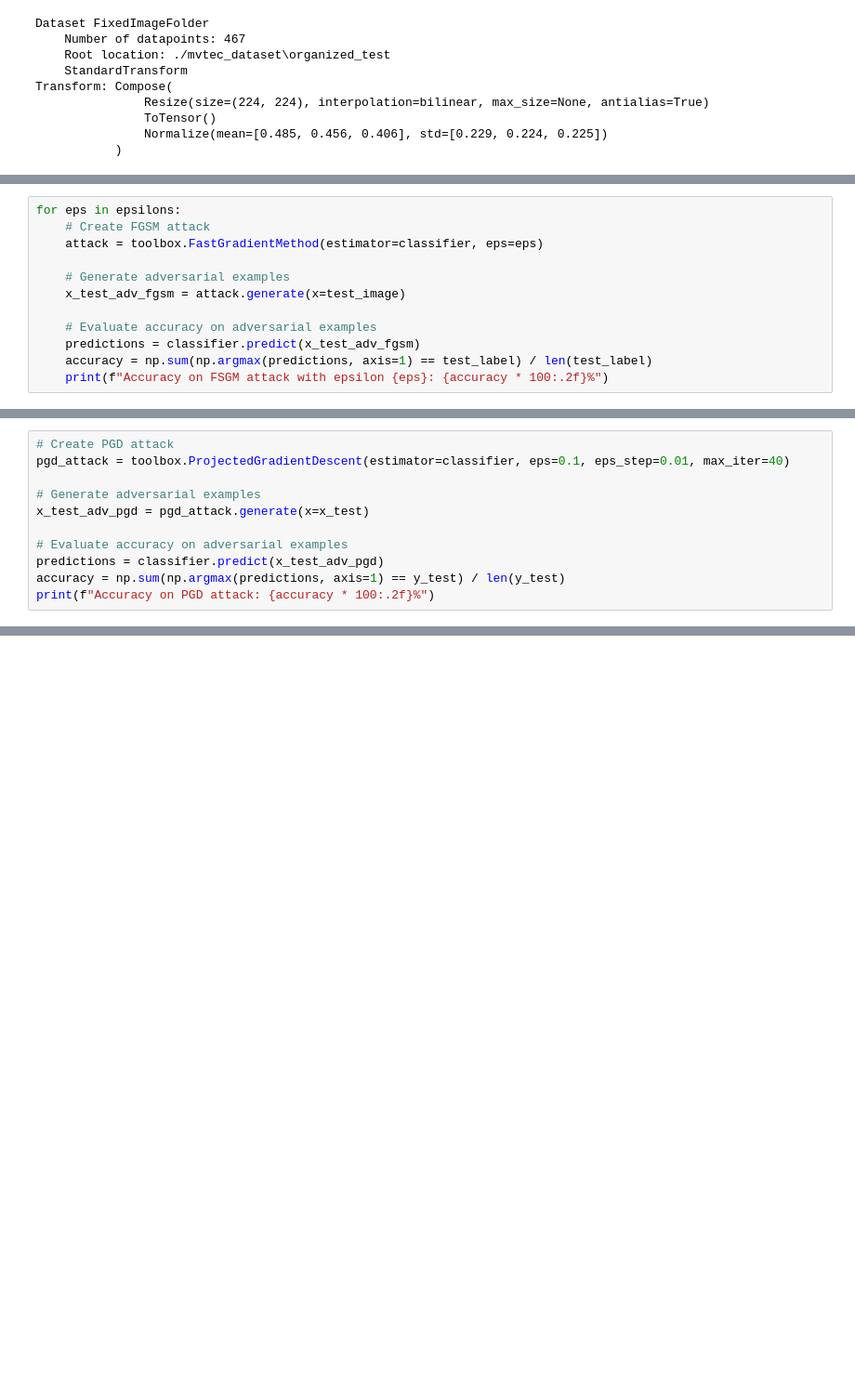
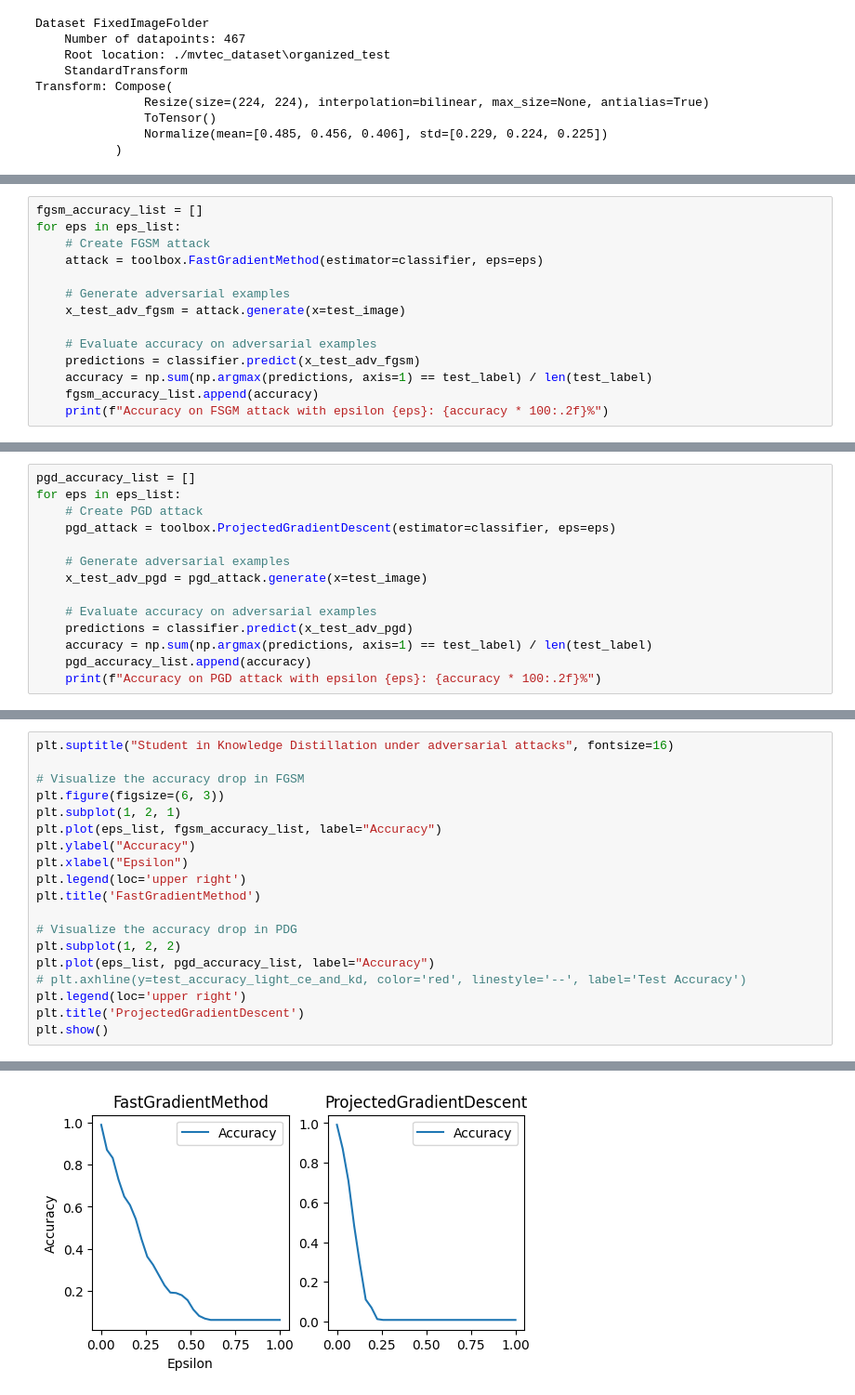
Before and after one commit to HoQuynhThu-Nguyen/Knowledge_Distillation_Testing, a Jupyter notebook: KD_with_attacks/attacks_toolbox_KD.ipynb, the cells around one changed output, grey strips where cells are left out. Shown: that part at 93% size. Drawn from its saved outputs; the diff is of its cells as text; blank space fills up the shorter version.

```diff
--- a/KD_with_attacks/attacks_toolbox_KD.ipynb
+++ b/KD_with_attacks/attacks_toolbox_KD.ipynb
@@ -175,5 +113,6 @@ classifier = PyTorchClassifier(
 # %%
-for eps in epsilons:
+fgsm_accuracy_list = []
+for eps in eps_list:
     # Create FGSM attack
     attack = toolbox.FastGradientMethod(estimator=classifier, eps=eps)
 
@@ -183,5 +122,6 @@ for eps in epsilons:
     # Evaluate accuracy on adversarial examples
     predictions = classifier.predict(x_test_adv_fgsm)
     accuracy = np.sum(np.argmax(predictions, axis=1) == test_label) / len(test_label)
+    fgsm_accuracy_list.append(accuracy)
     print(f"Accuracy on FSGM attack with epsilon {eps}: {accuracy * 100:.2f}%")
 # %% [output]
@@ -189,12 +145,15 @@ TypeError: KnowledgeDistillationLoss.forward() missing 3 required positional arg
 # %%
-# Create PGD attack
-pgd_attack = toolbox.ProjectedGradientDescent(estimator=classifier, eps=0.1, eps_step=0.01, max_iter=40)
+pgd_accuracy_list = []
+for eps in eps_list:
+    # Create PGD attack
+    pgd_attack = toolbox.ProjectedGradientDescent(estimator=classifier, eps=eps)
 
-# Generate adversarial examples
-x_test_adv_pgd = pgd_attack.generate(x=x_test)
+    # Generate adversarial examples
+    x_test_adv_pgd = pgd_attack.generate(x=test_image)
 
-# Evaluate accuracy on adversarial examples
-predictions = classifier.predict(x_test_adv_pgd)
-accuracy = np.sum(np.argmax(predictions, axis=1) == y_test) / len(y_test)
-print(f"Accuracy on PGD attack: {accuracy * 100:.2f}%")
+    # Evaluate accuracy on adversarial examples
+    predictions = classifier.predict(x_test_adv_pgd)
+    accuracy = np.sum(np.argmax(predictions, axis=1) == test_label) / len(test_label)
+    pgd_accuracy_list.append(accuracy)
+    print(f"Accuracy on PGD attack with epsilon {eps}: {accuracy * 100:.2f}%")
 # %% [output]
@@ -201,0 +173,20 @@ Accuracy on PGD attack: 76.66%
+# %%
+plt.suptitle("Student in Knowledge Distillation under adversarial attacks", fontsize=16)
+
+# Visualize the accuracy drop in FGSM
+plt.figure(figsize=(6, 3))
+plt.subplot(1, 2, 1)
+plt.plot(eps_list, fgsm_accuracy_list, label="Accuracy")
+plt.ylabel("Accuracy")
+plt.xlabel("Epsilon")
+plt.legend(loc='upper right')
+plt.title('FastGradientMethod')
+
+# Visualize the accuracy drop in PDG
+plt.subplot(1, 2, 2)
+plt.plot(eps_list, pgd_accuracy_list, label="Accuracy")
+# plt.axhline(y=test_accuracy_light_ce_and_kd, color='red', linestyle='--', label='Test Accuracy')
+plt.legend(loc='upper right')
+plt.title('ProjectedGradientDescent')
+plt.show()
+# %% [output]
@@ -202 +194,2 @@ Accuracy on PGD attack: 76.66%
+[figure, added]
 # %%
```
Also changed, not shown: parts of 10 cells of this notebook, 6 other files.
